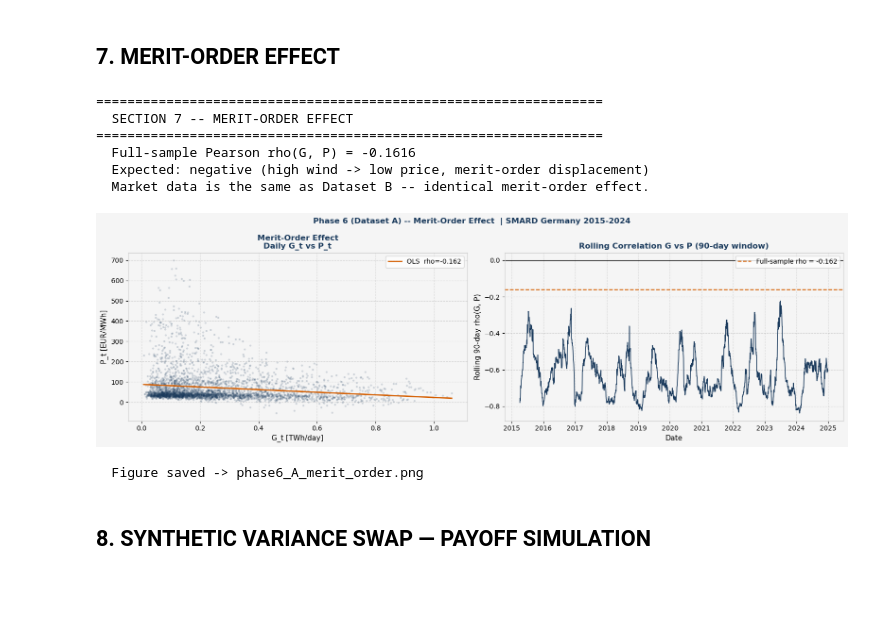
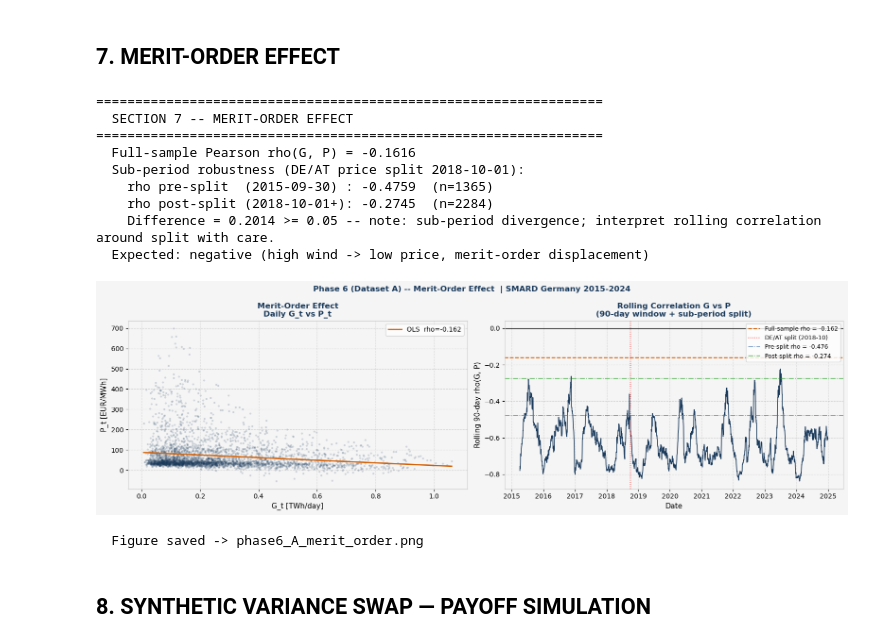
Before and after one commit to EnricoButali/Wind-Speed-Modelling, a Jupyter notebook: benchmark_notebooks/phase6/PHASE_6.ipynb, the cells around one changed output. Cells and saved outputs as stored; diff of their text form; code cells hidden in the pictures; blank space fills up the shorter version.

```diff
--- a/benchmark_notebooks/phase6/PHASE_6.ipynb
+++ b/benchmark_notebooks/phase6/PHASE_6.ipynb
@@ -400,13 +457,29 @@ print('=' * 65)
 print('  SECTION 7 -- MERIT-ORDER EFFECT')
 print('=' * 65)
 
+SPLIT_DATE_MO = pd.Timestamp('2018-10-01')
+
 df_mo    = pd.DataFrame({'G': G_daily, 'P': P_daily}).dropna()
 rho_full = df_mo['G'].corr(df_mo['P'])
 rho_roll = df_mo['G'].rolling(90).corr(df_mo['P'])
 
+# Sub-period robustness (DE/AT price split 2018-10-01)
+df_pre  = df_mo[df_mo.index < SPLIT_DATE_MO]
+df_post = df_mo[df_mo.index >= SPLIT_DATE_MO]
+rho_pre  = df_pre['G'].corr(df_pre['P'])
+rho_post = df_post['G'].corr(df_post['P'])
+
 print(f'  Full-sample Pearson rho(G, P) = {rho_full:.4f}')
+print(f'  Sub-period robustness (DE/AT price split 2018-10-01):')
+print(f'    rho pre-split  (2015-09-30) : {rho_pre:.4f}  (n={len(df_pre)})')
+print(f'    rho post-split (2018-10-01+): {rho_post:.4f}  (n={len(df_post)})')
+if abs(rho_pre - rho_post) < 0.05:
+    print(f'    Difference = {abs(rho_pre-rho_post):.4f} < 0.05 -- '
+          f'structural break has no material effect on merit-order finding.')
+else:
+    print(f'    Difference = {abs(rho_pre-rho_post):.4f} >= 0.05 -- '
+          f'note: sub-period divergence; interpret rolling correlation around split with care.')
 print(f'  Expected: negative (high wind -> low price, merit-order displacement)')
-print(f'  Market data is the same as Dataset B -- identical merit-order effect.')
 
 fig, axes = plt.subplots(1, 2, figsize=(16, 5))
 fig.patch.set_facecolor(LIGHTGRAY)
@@ -417,39 +490,49 @@ for ax in axes:
 m, b, r, p, _ = stats.linregress(df_mo['G'] / 1e6, df_mo['P'])
 gx = np.linspace(df_mo['G'].min() / 1e6, df_mo['G'].max() / 1e6, 200)
 axes[0].scatter(df_mo['G'] / 1e6, df_mo['P'], alpha=0.12, s=5, color=DARKBLUE)
-axes[0].plot(gx, m * gx + b, color=ORANGE, lw=2, label=f'OLS  rho={rho_full:.3f}')
+axes[0].plot(gx, m * gx + b, color=ORANGE, lw=2,
+             label=f'OLS  rho={rho_full:.3f}')
 axes[0].set_xlabel('G_t [TWh/day]', fontsize=11)
 axes[0].set_ylabel('P_t [EUR/MWh]', fontsize=11)
 axes[0].set_title('Merit-Order Effect\nDaily G_t vs P_t',
                    fontsize=12, color=DARKBLUE, fontweight='bold')
 axes[0].legend(fontsize=10)
 axes[0].grid(True, ls='--', alpha=0.4, color='#aaaaaa')
 
 axes[1].plot(rho_roll.index, rho_roll.values, color=DARKBLUE, lw=1.2)
 axes[1].axhline(rho_full, color=ORANGE, lw=1.5, ls='--',
-                 label=f'Full-sample rho = {rho_full:.3f}')
+                label=f'Full-sample rho = {rho_full:.3f}')
+axes[1].axvline(SPLIT_DATE_MO, color='red', lw=1.2, ls=':', alpha=0.8,
+                label='DE/AT split (2018-10)')
+axes[1].axhline(rho_pre,  color=MIDBLUE, lw=1.2, ls='-.', alpha=0.8,
+                label=f'Pre-split rho = {rho_pre:.3f}')
+axes[1].axhline(rho_post, color=GREEN,   lw=1.2, ls='-.', alpha=0.8,
+                label=f'Post-split rho = {rho_post:.3f}')
 axes[1].axhline(0, color='black', lw=0.8)
 axes[1].set_xlabel('Date', fontsize=11)
 axes[1].set_ylabel('Rolling 90-day rho(G, P)', fontsize=11)
-axes[1].set_title('Rolling Correlation G vs P (90-day window)',
+axes[1].set_title('Rolling Correlation G vs P\n(90-day window + sub-period split)',
                    fontsize=12, color=DARKBLUE, fontweight='bold')
-axes[1].legend(fontsize=10)
+axes[1].legend(fontsize=9)
 axes[1].grid(True, ls='--', alpha=0.4, color='#aaaaaa')
 
 fig.suptitle('Phase 6 (Dataset A) -- Merit-Order Effect  | SMARD Germany 2015-2024',
               fontsize=12, color=DARKBLUE, fontweight='bold')
 plt.tight_layout()
 plt.savefig(FIG_PATH + 'phase6_A_merit_order.png', dpi=150, bbox_inches='tight')
 plt.show()
 print('  Figure saved -> phase6_A_merit_order.png')
 # %% [output]
 =================================================================
   SECTION 7 -- MERIT-ORDER EFFECT
 =================================================================
   Full-sample Pearson rho(G, P) = -0.1616
+  Sub-period robustness (DE/AT price split 2018-10-01):
+    rho pre-split  (2015-09-30) : -0.4759  (n=1365)
+    rho post-split (2018-10-01+): -0.2745  (n=2284)
+    Difference = 0.2014 >= 0.05 -- note: sub-period divergence; interpret rolling correlation around split with care.
   Expected: negative (high wind -> low price, merit-order displacement)
-  Market data is the same as Dataset B -- identical merit-order effect.
-[figure, old version]
+[figure, new version]
   Figure saved -> phase6_A_merit_order.png
 # %% [markdown]
 ## 8. SYNTHETIC VARIANCE SWAP — PAYOFF SIMULATION
```
Also changed, not shown: parts of 2 cells of this notebook, 10 other files.
